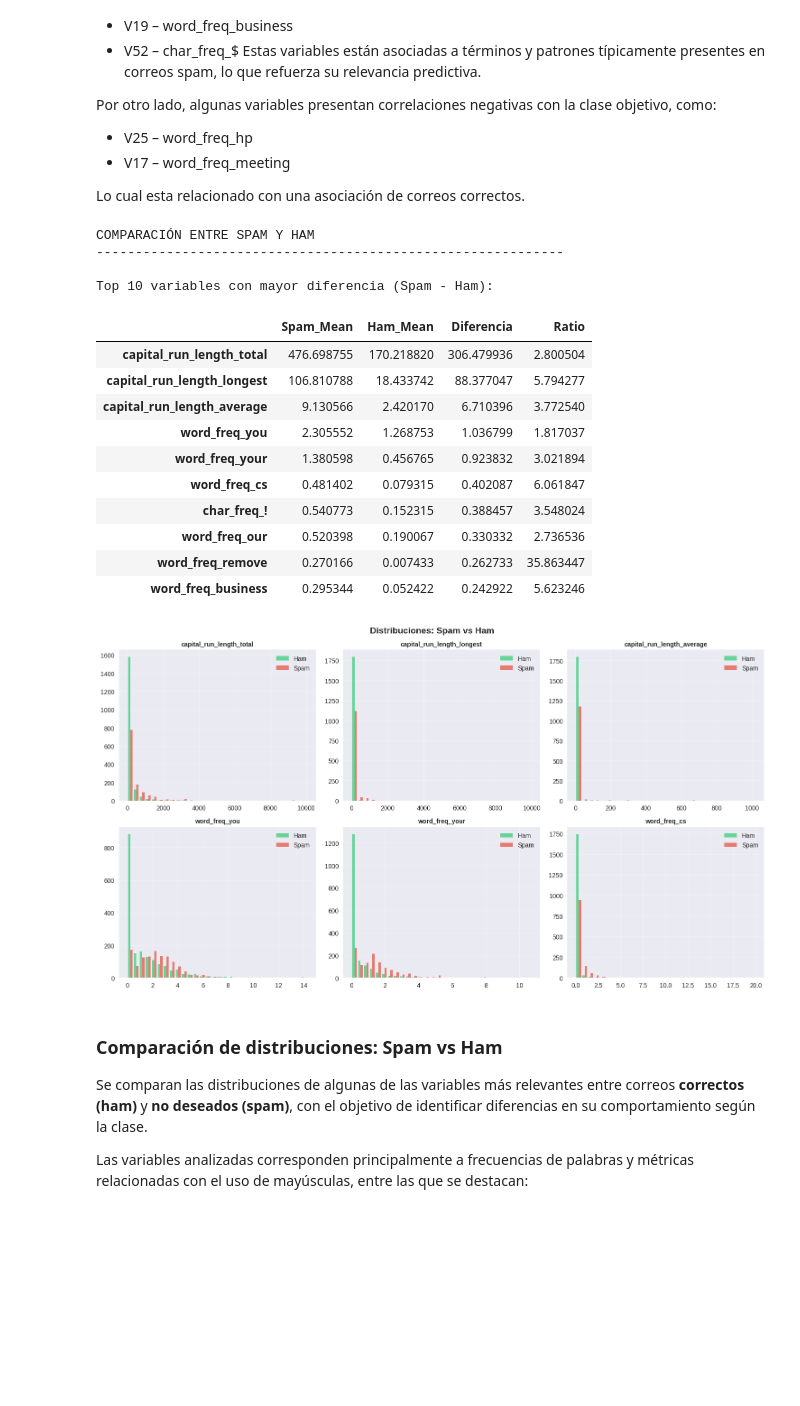
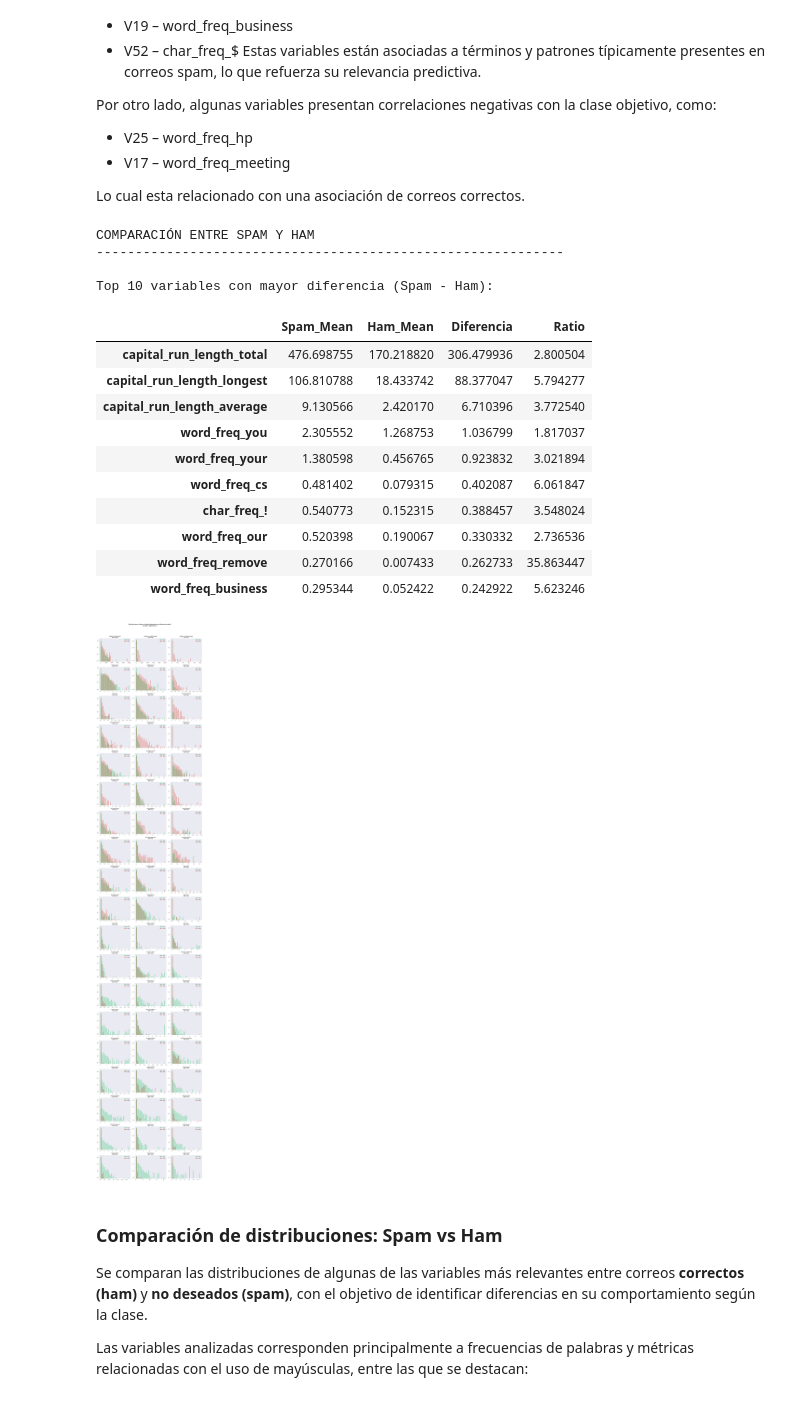
Before and after one commit to carrasquintero/Proyecto_Spam, a Jupyter notebook: prediccion-de-correos-spam.ipynb, the cells around one changed output. Cells and saved outputs as stored; diff of their text form; code cells hidden in the pictures; blank space fills up the shorter version.

Commit message:
Commit 5 - Uso de escala logarítmica en histogramas diferenciados por variable de salida SPAM

```diff
--- a/prediccion-de-correos-spam.ipynb
+++ b/prediccion-de-correos-spam.ipynb
@@ -502,7 +502,6 @@ Lo cual esta relacionado con una  asociación de correos correctos.
 print("\n")
 print("COMPARACIÓN ENTRE SPAM Y HAM")
 print("-"*60)
-
 
 # Comparar estadísticas descriptivas por clase
 spam_stats = train[train[target_col] == 1][numeric_cols].mean().sort_values(ascending=False)
@@ -514,46 +513,83 @@ comparison = pd.DataFrame({
     'Diferencia': spam_stats - ham_stats,
     'Ratio': spam_stats / (ham_stats + 0.0001)  # Evitar división por 0
 })
+
+# Ordenamos por la diferencia (de mayor a menor)
 comparison = comparison.sort_values('Diferencia', ascending=False)
+
+# Excluimos la columna 'ID' (si existe)
+if 'ID' in comparison.index:
+    comparison = comparison.drop('ID')
 
 print("\nTop 10 variables con mayor diferencia (Spam - Ham):")
 display(comparison.head(10))
 
-# Visualización de comparación
-top_diff_vars = comparison.head(6).index
-fig, axes = plt.subplots(2, 3, figsize=(15, 8))
-axes = axes.ravel()
+# ────────────────────────────────────────────────────────────────
+# Visualización de TODAS las variables (excepto ID), ordenadas por diferencia
+# ────────────────────────────────────────────────────────────────
 
-for idx, var in enumerate(top_diff_vars):
+# Todas las variables ordenadas, sin 'ID'
+all_vars = [var for var in comparison.index if var != 'ID']
+
+n_vars = len(all_vars)
+
+# Grid: 3 columnas, filas necesarias
+ncols = 3
+nrows = (n_vars + ncols - 1) // ncols
+
+fig, axes = plt.subplots(nrows, ncols,
+                         figsize=(5 * ncols, 4 * nrows),
+                         sharey=False)
+
+# Aplanamos axes para iterar fácilmente
+axes = axes.flatten()
+
+for idx, var in enumerate(all_vars):
     spam_data = train[train[target_col] == 1][var]
     ham_data = train[train[target_col] == 0][var]
 
-    axes[idx].hist([ham_data, spam_data], bins=30, label=['Ham', 'Spam'],
-                   alpha=0.7, color=['#2ecc71', '#e74c3c'])
-    axes[idx].set_title(f'{var}', fontsize=10, fontweight='bold')
+    # Histograma comparativo
+    axes[idx].hist([ham_data, spam_data],
+                   bins=30,
+                   label=['Ham', 'Spam'],
+                   alpha=0.7,
+                   color=['#2ecc71', '#e74c3c'])
+
+    # Escala logarítmica en Y
+    axes[idx].set_yscale('log')
+
+    # Título con la diferencia
+    diff = comparison.loc[var, 'Diferencia']
+    axes[idx].set_title(f'{var}\n(diff: {diff:.2f})',
+                        fontsize=10, fontweight='bold')
     axes[idx].legend()
     axes[idx].grid(alpha=0.3)
 
+# Ocultar subplots sobrantes
+for idx in range(n_vars, len(axes)):
+    axes[idx].set_visible(False)
+
 plt.tight_layout()
-plt.suptitle('Distribuciones: Spam vs Ham', y=1.02, fontsize=14, fontweight='bold')
+plt.suptitle('Distribuciones: Spam vs Ham (ordenadas por diferencia media)\nEscala Y logarítmica',
+             y=1.02, fontsize=14, fontweight='bold')
 plt.show()
 # %% [output]
 COMPARACIÓN ENTRE SPAM Y HAM
 ------------------------------------------------------------
 
 Top 10 variables con mayor diferencia (Spam - Ham):
 |  | Spam_Mean | Ham_Mean | Diferencia | Ratio |
 | capital_run_length_total | 476.698755 | 170.218820 | 306.479936 | 2.800504 |
 | capital_run_length_longest | 106.810788 | 18.433742 | 88.377047 | 5.794277 |
 | capital_run_length_average | 9.130566 | 2.420170 | 6.710396 | 3.772540 |
 | word_freq_you | 2.305552 | 1.268753 | 1.036799 | 1.817037 |
 | word_freq_your | 1.380598 | 0.456765 | 0.923832 | 3.021894 |
 | word_freq_cs | 0.481402 | 0.079315 | 0.402087 | 6.061847 |
 | char_freq_! | 0.540773 | 0.152315 | 0.388457 | 3.548024 |
 | word_freq_our | 0.520398 | 0.190067 | 0.330332 | 2.736536 |
 | word_freq_remove | 0.270166 | 0.007433 | 0.262733 | 35.863447 |
 | word_freq_business | 0.295344 | 0.052422 | 0.242922 | 5.623246 |
-[figure, old version]
+[figure, new version]
 # %% [markdown]
 ### Comparación de distribuciones: Spam vs Ham
 
```
